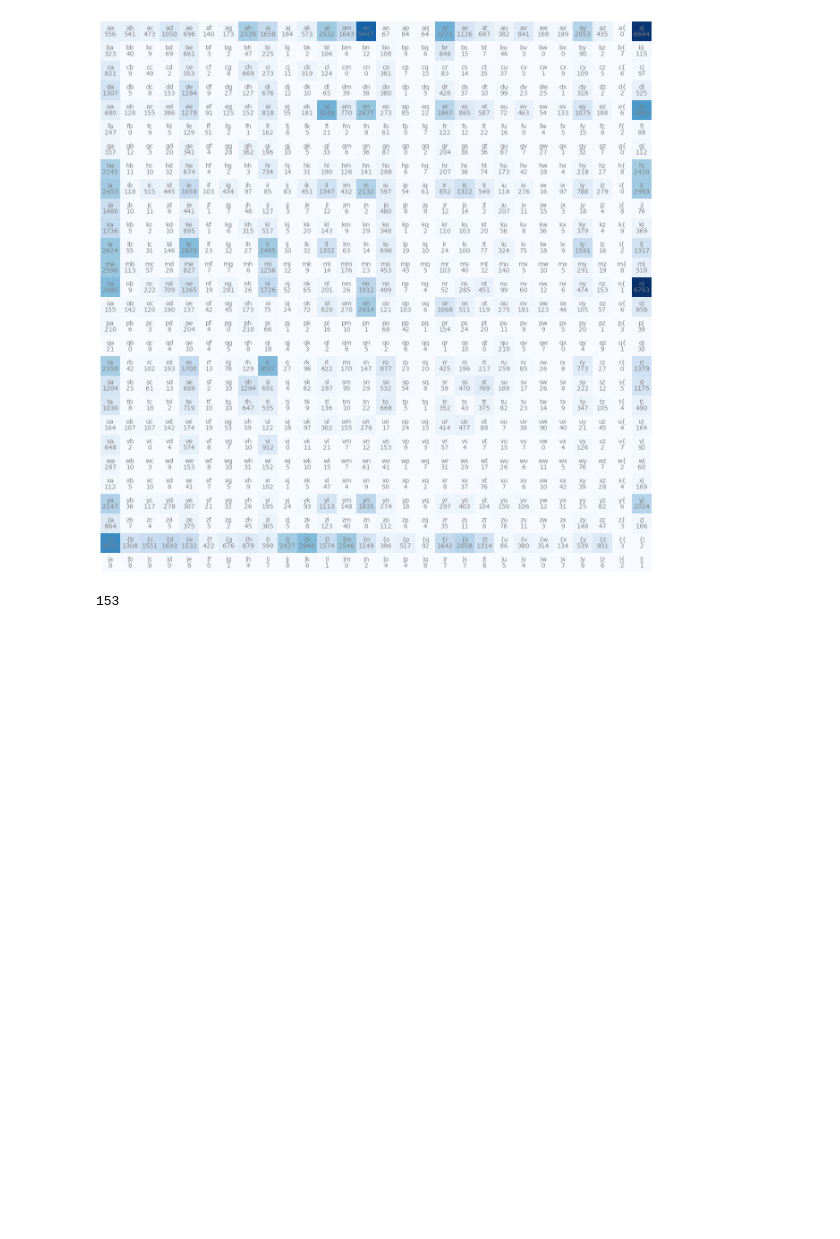
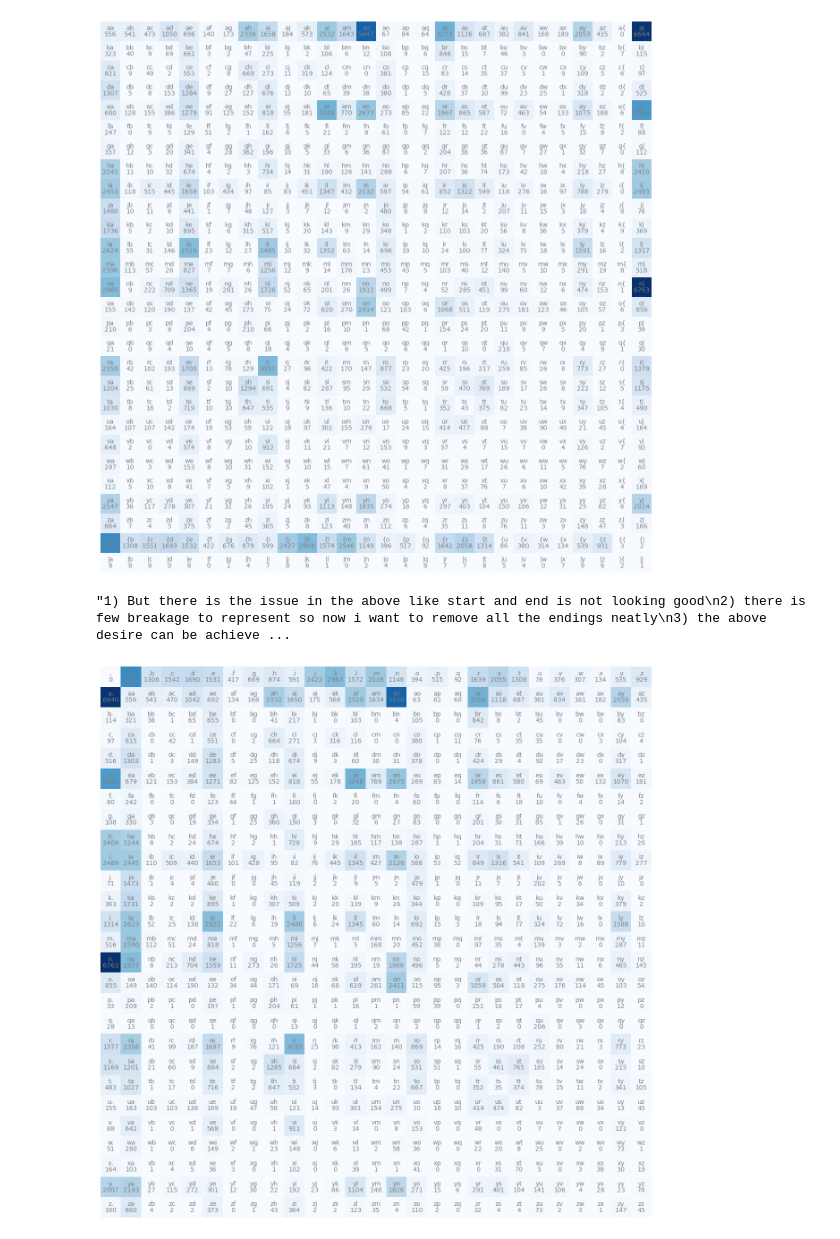
Before and after one commit to vinayvaida27/Transformer, a Jupyter notebook: makemore.ipynb, the cells around one changed output. Drawn from its saved outputs; the diff is of its cells as text; code cells hidden in the pictures; blank space fills up the shorter version.

```diff
--- a/makemore.ipynb
+++ b/makemore.ipynb
@@ -335,6 +335,39 @@ plt.show()
 # %% [output]
 [figure]
 # %%
-N[3,3]
+"""1) But there is the issue in the above like start and end is not looking good
+2) there is few breakage to represent so now i want to remove all the endings neatly
+3) the above desire can be achieved by replacing <S> and <E> with '.'
+
+"""
 # %% [output]
-153
+"1) But there is the issue in the above like start and end is not looking good\n2) there is few breakage to represent so now i want to remove all the endings neatly\n3) the above desire can be achieve ...
+# %%
+N = torch.zeros((27,27), dtype = torch.int32) # we are creating 28 * 28 tensor with zeros
+chars = (sorted(list(set(''.join(words)))))# Now we are taking all the names join them as massive string and throws out all the duplicates using set function and get the list of strings used
+
+stoi = { s:i+1 for i,s in enumerate(chars)}# String to integer(stoi) is a dictionary, where we are converting above used string characters  to integer.
+stoi['.'] = 0 #Now we want to add '.' to this as well to our character to integer dictionary.
+itos = { i:s for s,i in stoi.items()}## Now Similarly we need to create the integer to string converter
+
+for w in words:
+    chs = ['.'] + list(w) + ['.']
+    for ch1, ch2 in zip(chs, chs[1:]):
+        ix1 = stoi[ch1] #ix1 = row index
+        ix2 = stoi[ch2] # ix2 = column index
+        N[ix1, ix2] += 1 # this will increase the count of the particular location by 1
+# %%
+import matplotlib.pyplot as plt
+#%matplotlib inline
+
+plt.figure(figsize = (16,16))
+plt.imshow(N, cmap = 'Blues')
+for i in range(27):
+    for j in range(27):
+        chstr = itos[i] + itos[j]
+        plt.text(j, i, chstr, ha = 'center', va = 'bottom', color = 'gray')
+        plt.text(j,i, N[i,j].item(), ha = 'center', va = 'top', color = 'gray')
+plt.axis('off')
+plt.show()
+# %% [output]
+[figure, added]
```
Also changed, not shown: parts of 17 cells of this notebook.
